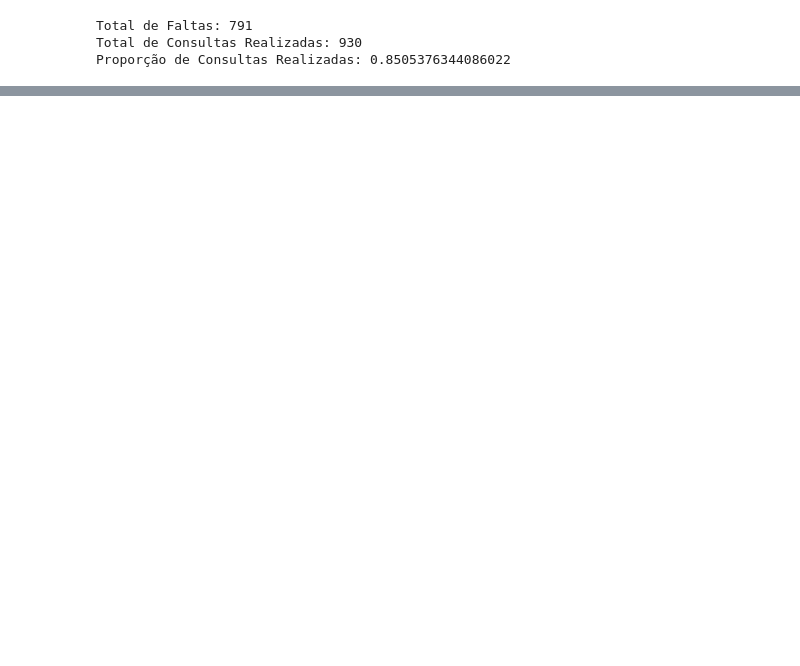
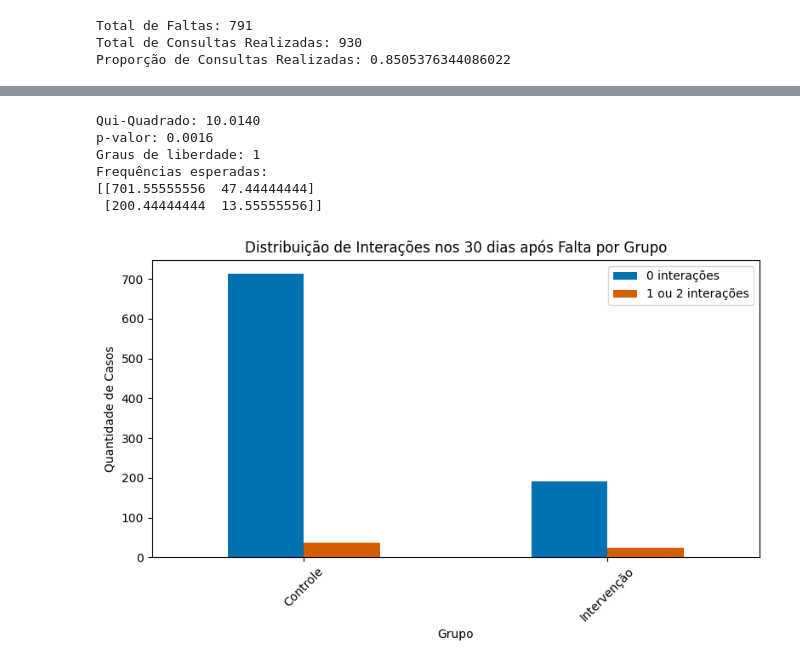
Before and after one commit to GARTosto/fluanutricaojob1, a Jupyter notebook: Flua_job1_analises.ipynb, the cells around one changed output, grey strips where cells are left out. Saved outputs shown, nothing was run; the diff lists cells and outputs as text; code cells hidden in the pictures; blank space fills up the shorter version.

```diff
--- a/Flua_job1_analises.ipynb
+++ b/Flua_job1_analises.ipynb
@@ -572,0 +535,39 @@ plt.show()
+# %%
+from scipy.stats import chi2_contingency
+
+# Monta a tabela de contingência
+contingencia = df_o4[['QTD_0_INTERACOES', 'QTD_1_2_INTERACOES']].values
+
+# Teste do Qui-Quadrado
+chi2, p, dof, expected = chi2_contingency(contingencia)
+
+print(f"Qui-Quadrado: {chi2:.4f}")
+print(f"p-valor: {p:.4f}")
+print(f"Graus de liberdade: {dof}")
+print("Frequências esperadas:")
+print(expected)
+# %% [output]
+Qui-Quadrado: 10.0140
+p-valor: 0.0016
+Graus de liberdade: 1
+Frequências esperadas:
+[[701.55555556  47.44444444]
+ [200.44444444  13.55555556]]
+# %%
+import matplotlib.pyplot as plt
+
+# Gráfico de colunas agrupadas para df_o4
+df_o4.set_index('INTERVENCAO_RC')[['QTD_0_INTERACOES', 'QTD_1_2_INTERACOES']].plot(
+    kind='bar',
+    figsize=(8,5),
+    color=['#0072B2', '#D55E00']
+)
+plt.title('Distribuição de Interações nos 30 dias após Falta por Grupo')
+plt.xlabel('Grupo')
+plt.ylabel('Quantidade de Casos')
+plt.legend(['0 interações', '1 ou 2 interações'])
+plt.xticks(rotation=45)
+plt.tight_layout()
+plt.show()
+# %% [output]
+[figure, added]
```
Also changed, not shown: parts of 25 cells of this notebook, 1 other file.
